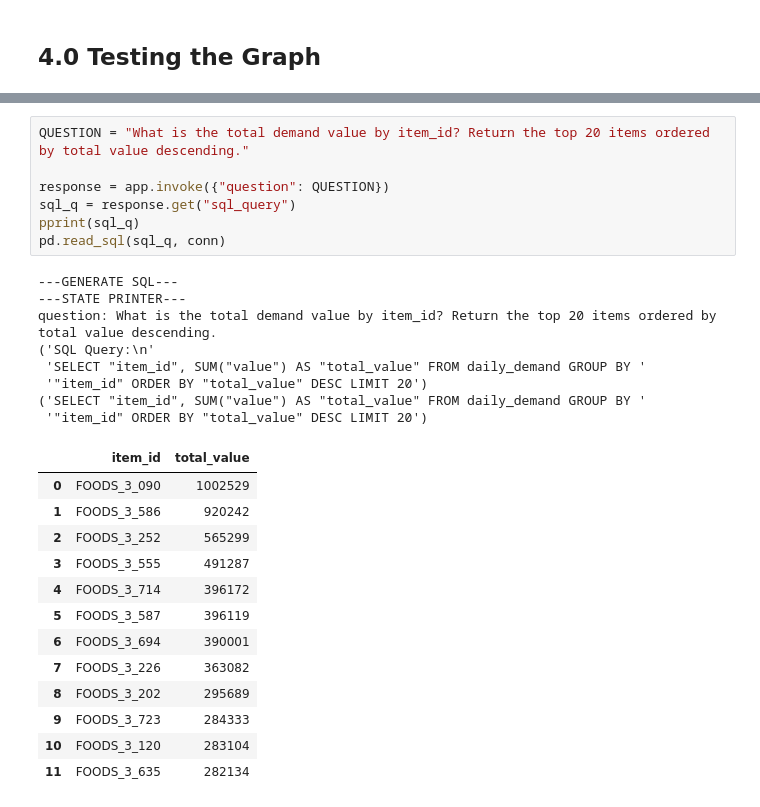
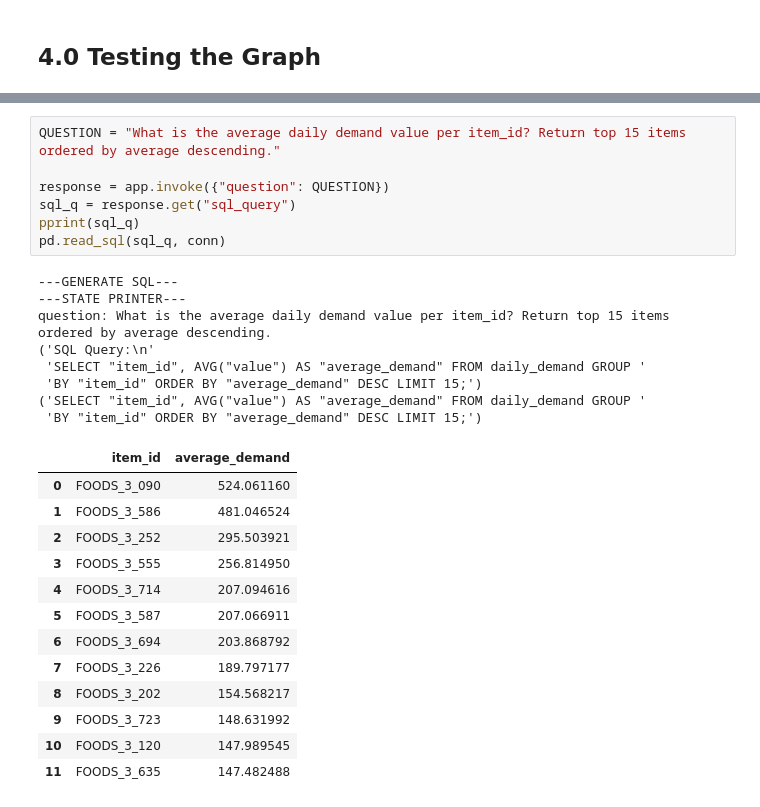
Before and after one commit to juniomata/sql_agent, a Jupyter notebook: notebook/02_sql_agent_langgraph.ipynb, the cells around one changed output, grey strips where cells are left out. Saved outputs shown, nothing was run; the diff lists cells and outputs as text.

Commit message:
Adjust notebook questions to match daily_demand(item_id, value, date) schema and re-run all notebooks

```diff
--- a/notebook/02_sql_agent_langgraph.ipynb
+++ b/notebook/02_sql_agent_langgraph.ipynb
@@ -193,31 +186,31 @@ question: What are the total sales value by year-month? Order by date.
 | 63 | 2016-04 | 72912 |
 64 rows × 2 columns
 # %%
-QUESTION = "What is the total demand value by item_id? Return the top 20 items ordered by total value descending."
+QUESTION = "What is the average daily demand value per item_id? Return top 15 items ordered by average descending."
 
 response = app.invoke({"question": QUESTION})
 sql_q = response.get("sql_query")
 pprint(sql_q)
 pd.read_sql(sql_q, conn)
 # %% [output]
 ---GENERATE SQL---
 ---STATE PRINTER---
-question: What is the total demand value by item_id? Return the top 20 items ordered by total value descending.
+question: What is the average daily demand value per item_id? Return top 15 items ordered by average descending.
 ('SQL Query:\n'
- 'SELECT "item_id", SUM("value") AS "total_value" FROM daily_demand GROUP BY '
- '"item_id" ORDER BY "total_value" DESC LIMIT 20')
-('SELECT "item_id", SUM("value") AS "total_value" FROM daily_demand GROUP BY '
- '"item_id" ORDER BY "total_value" DESC LIMIT 20')
+ 'SELECT "item_id", AVG("value") AS "average_demand" FROM daily_demand GROUP '
+ 'BY "item_id" ORDER BY "average_demand" DESC LIMIT 15;')
+('SELECT "item_id", AVG("value") AS "average_demand" FROM daily_demand GROUP '
+ 'BY "item_id" ORDER BY "average_demand" DESC LIMIT 15;')
-|  | item_id | total_value |
-| 0 | FOODS_3_090 | 1002529 |
-| 1 | FOODS_3_586 | 920242 |
-| 2 | FOODS_3_252 | 565299 |
-| 3 | FOODS_3_555 | 491287 |
-| 4 | FOODS_3_714 | 396172 |
-| 5 | FOODS_3_587 | 396119 |
-| 6 | FOODS_3_694 | 390001 |
-| 7 | FOODS_3_226 | 363082 |
-| 8 | FOODS_3_202 | 295689 |
-| 9 | FOODS_3_723 | 284333 |
-| 10 | FOODS_3_120 | 283104 |
-| 11 | FOODS_3_635 | 282134 |
+|  | item_id | average_demand |
+| 0 | FOODS_3_090 | 524.061160 |
+| 1 | FOODS_3_586 | 481.046524 |
+| 2 | FOODS_3_252 | 295.503921 |
+| 3 | FOODS_3_555 | 256.814950 |
+| 4 | FOODS_3_714 | 207.094616 |
+| 5 | FOODS_3_587 | 207.066911 |
+| 6 | FOODS_3_694 | 203.868792 |
+| 7 | FOODS_3_226 | 189.797177 |
+| 8 | FOODS_3_202 | 154.568217 |
+| 9 | FOODS_3_723 | 148.631992 |
+| 10 | FOODS_3_120 | 147.989545 |
+| 11 | FOODS_3_635 | 147.482488 |
```
Also changed, not shown: parts of 3 cells of this notebook, 3 other files.
